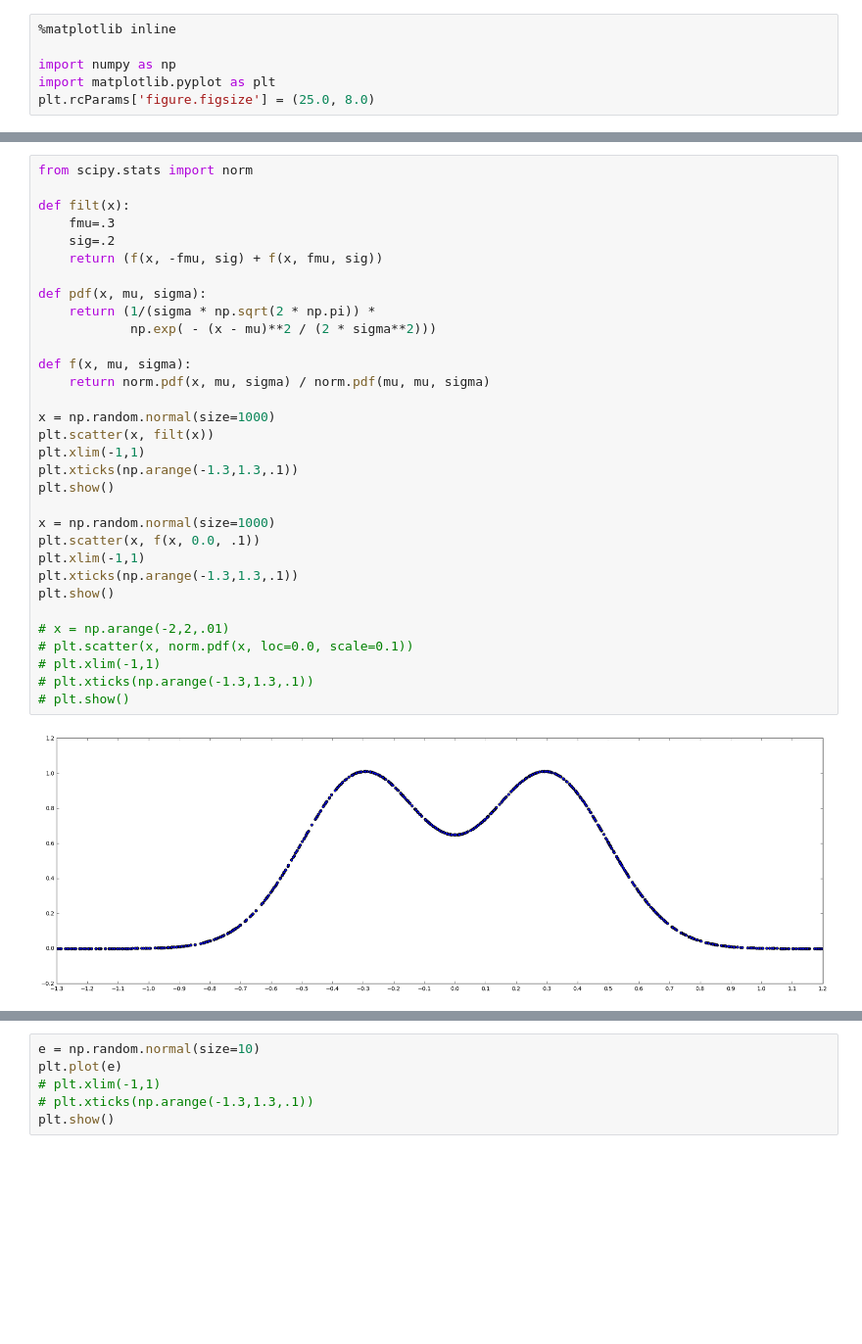
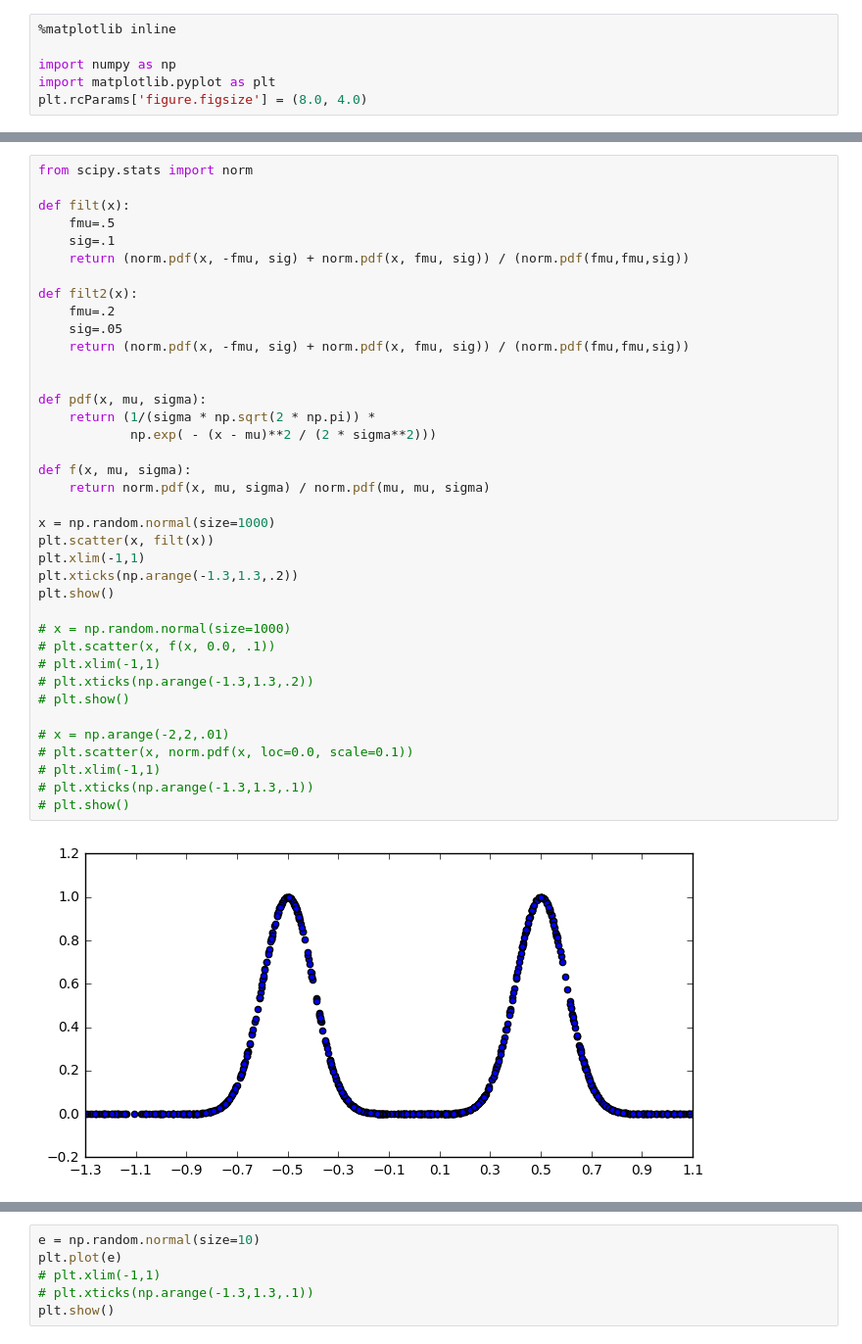
Before and after one commit to hfoffani/Behavioral-Cloning, a Jupyter notebook: dataset.ipynb, the cells around one changed output, grey strips where cells are left out. Shown at 98% size. Drawn from its saved outputs; the diff is of its cells as text; blank space fills up the shorter version.

```diff
--- a/dataset.ipynb
+++ b/dataset.ipynb
@@ -3,7 +3,7 @@
 
 import numpy as np
 import matplotlib.pyplot as plt
-plt.rcParams['figure.figsize'] = (25.0, 8.0)
+plt.rcParams['figure.figsize'] = (8.0, 4.0)
 # %%
 with (open('models/angles.csv')) as angfile:
     lines = angfile.readlines()
@@ -42,34 +39,40 @@ plt.show()
 # %%
 from scipy.stats import norm
 
 def filt(x):
-    fmu=.3
-    sig=.2
-    return (f(x, -fmu, sig) + f(x, fmu, sig))
+    fmu=.5
+    sig=.1
+    return (norm.pdf(x, -fmu, sig) + norm.pdf(x, fmu, sig)) / (norm.pdf(fmu,fmu,sig))
+
+def filt2(x):
+    fmu=.2
+    sig=.05
+    return (norm.pdf(x, -fmu, sig) + norm.pdf(x, fmu, sig)) / (norm.pdf(fmu,fmu,sig))
+
 
 def pdf(x, mu, sigma):
     return (1/(sigma * np.sqrt(2 * np.pi)) *
             np.exp( - (x - mu)**2 / (2 * sigma**2)))
 
 def f(x, mu, sigma):
     return norm.pdf(x, mu, sigma) / norm.pdf(mu, mu, sigma)
 
 x = np.random.normal(size=1000)
 plt.scatter(x, filt(x))
 plt.xlim(-1,1)
-plt.xticks(np.arange(-1.3,1.3,.1))
+plt.xticks(np.arange(-1.3,1.3,.2))
 plt.show()
 
-x = np.random.normal(size=1000)
-plt.scatter(x, f(x, 0.0, .1))
-plt.xlim(-1,1)
-plt.xticks(np.arange(-1.3,1.3,.1))
-plt.show()
+# x = np.random.normal(size=1000)
+# plt.scatter(x, f(x, 0.0, .1))
+# plt.xlim(-1,1)
+# plt.xticks(np.arange(-1.3,1.3,.2))
+# plt.show()
 
 # x = np.arange(-2,2,.01)
 # plt.scatter(x, norm.pdf(x, loc=0.0, scale=0.1))
 # plt.xlim(-1,1)
 # plt.xticks(np.arange(-1.3,1.3,.1))
 # plt.show()
 # %% [output]
-[figure, old version]
+[figure, new version]
```
Also changed, not shown: parts of 4 cells of this notebook, 1 other file.
